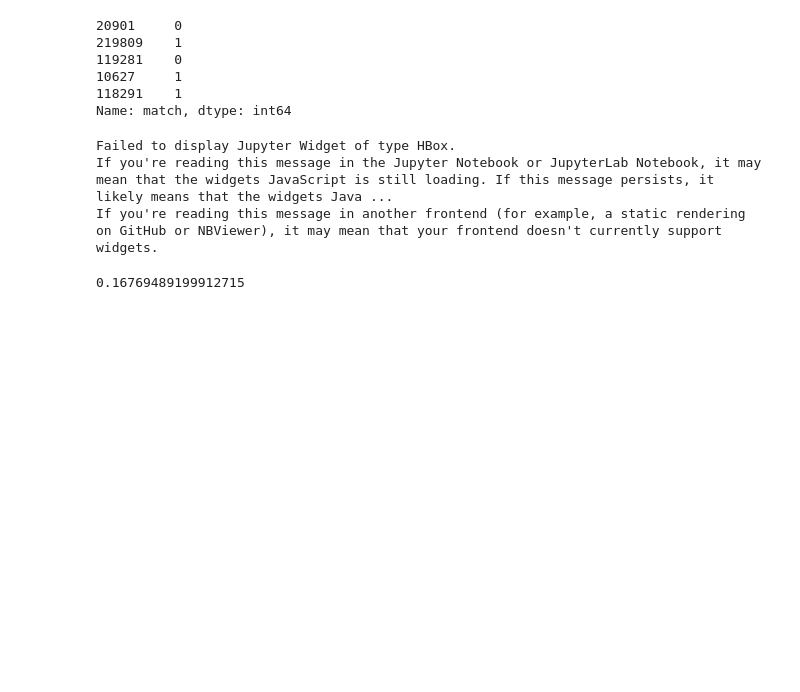
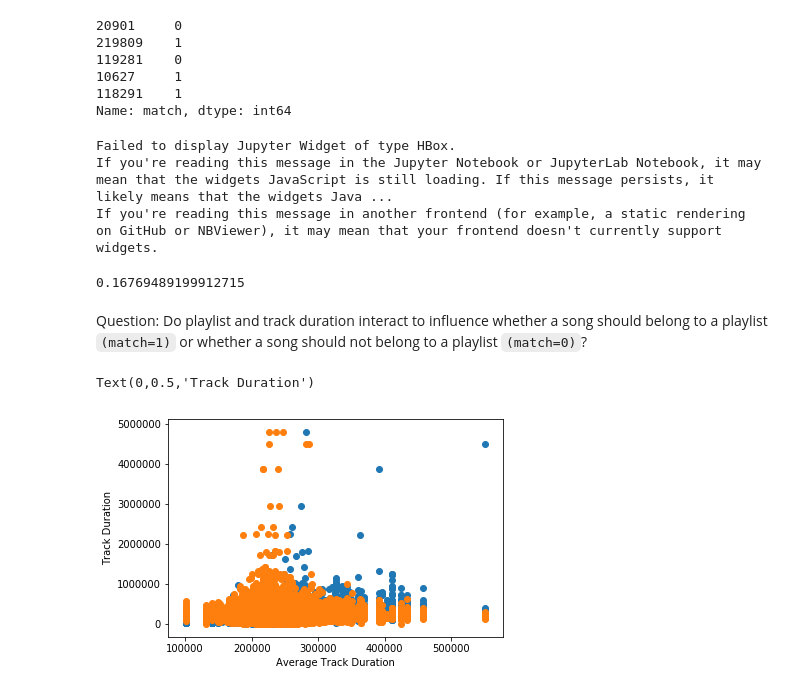
Before and after one commit to tralpha/spotify-project, a Jupyter notebook: DataLoader.ipynb, the cells around one changed output. Cells and saved outputs as stored; diff of their text form; code cells hidden in the pictures; blank space fills up the shorter version.

Commit message:
Create Average Track Duration plot

```diff
--- a/DataLoader.ipynb
+++ b/DataLoader.ipynb
@@ -292,3 +290,5 @@ Failed to display Jupyter Widget of type HBox.
 If you're reading this message in the Jupyter Notebook or JupyterLab Notebook, it may mean that the widgets JavaScript is still loading. If this message persists, it likely means that the widgets Java ...
 If you're reading this message in another frontend (for example, a static rendering on GitHub or NBViewer), it may mean that your frontend doesn't currently support widgets.
 0.16769489199912715
+# %% [markdown]
+Question: Do playlist and track duration interact to influence whether a song should belong to a playlist `(match=1)` or whether a song should not belong to a playlist `(match=0)`?
@@ -294,0 +297,12 @@ If you're reading this message in another frontend (for example, a static render
+# %%
+plt.scatter(dataset[dataset.match == 1].playlist_duration_ms /
+            dataset[dataset.match == 1].playlist_num_tracks,
+            dataset[dataset.match == 1].track_duration_ms)
+plt.scatter(dataset[dataset.match == 0].playlist_duration_ms /
+            dataset[dataset.match == 0].playlist_num_tracks,
+            dataset[dataset.match == 0].track_duration_ms)
+plt.xlabel('Average Track Duration')
+plt.ylabel('Track Duration')
+# %% [output]
+Text(0,0.5,'Track Duration')
+[figure, added]
```
Also changed, not shown: parts of 5 cells of this notebook, 1 other file.
